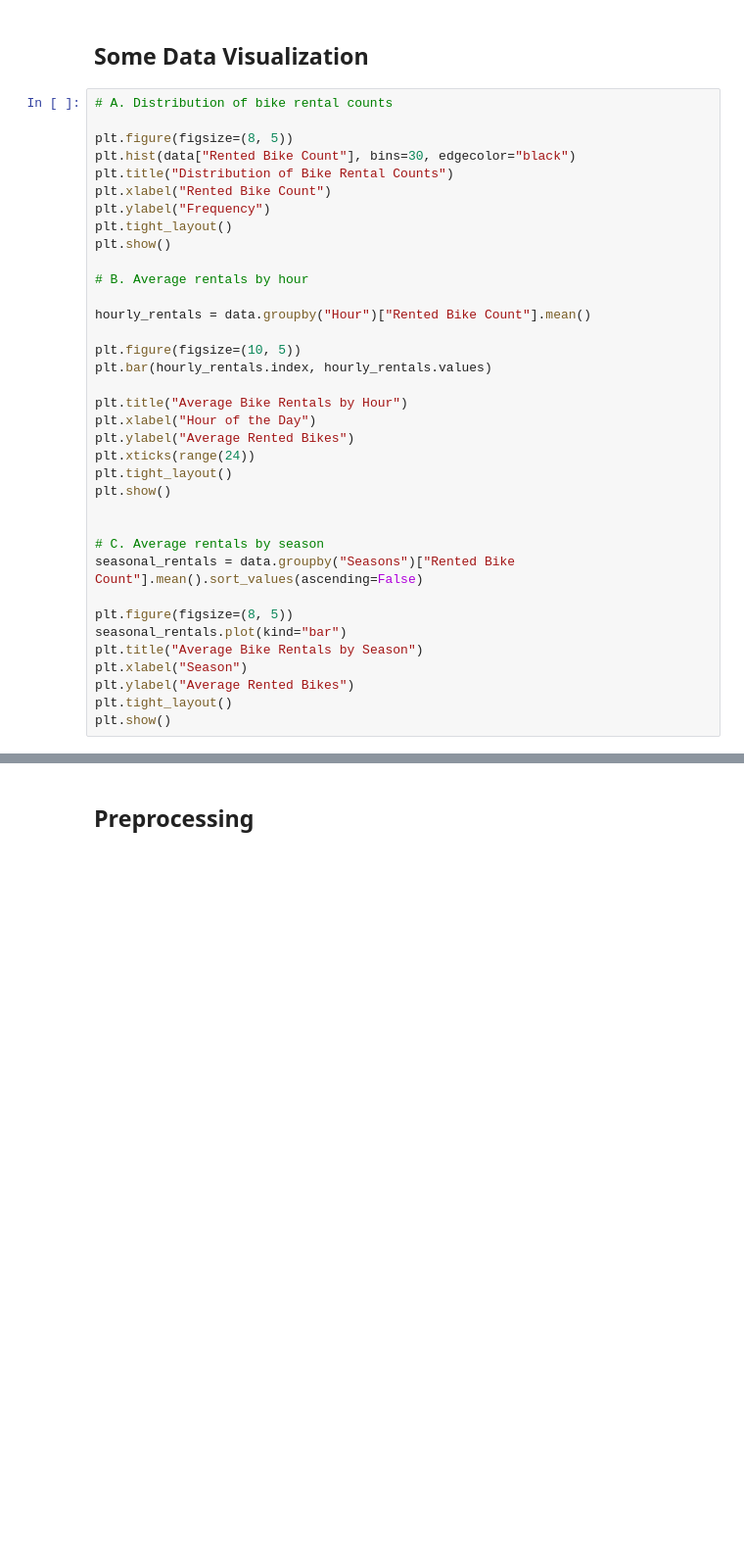
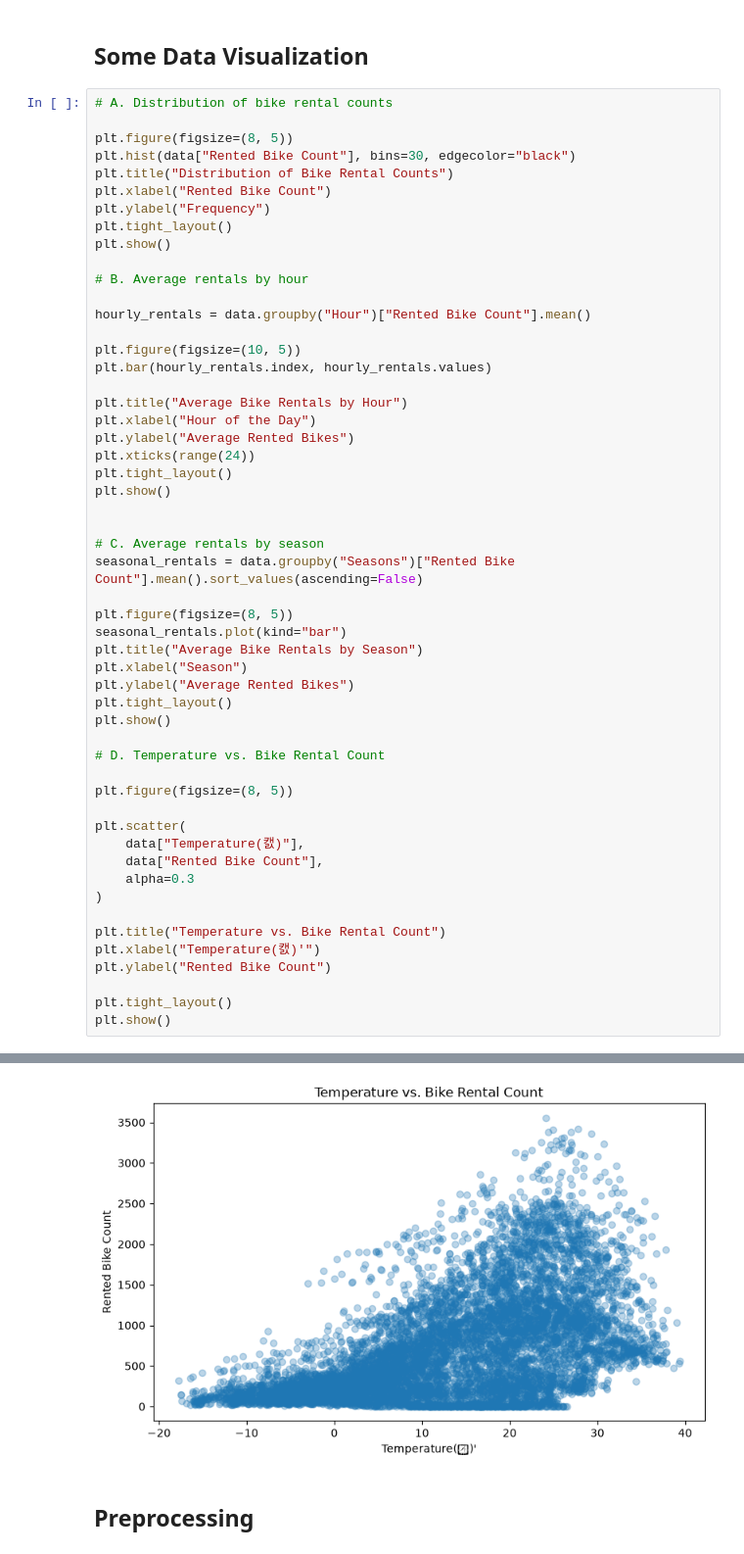
Before and after one commit to Balolloydd/intdsci-finals-project, a Jupyter notebook: final/Finals_ML_Process.ipynb, the cells around one changed output, grey strips where cells are left out. Shown at 98% size. Cells and saved outputs as stored; diff of their text form; blank space fills up the shorter version.

```diff
--- a/final/Finals_ML_Process.ipynb
+++ b/final/Finals_ML_Process.ipynb
@@ -96,33 +115,51 @@ plt.show()
 
 # B. Average rentals by hour
 
 hourly_rentals = data.groupby("Hour")["Rented Bike Count"].mean()
 
 plt.figure(figsize=(10, 5))
 plt.bar(hourly_rentals.index, hourly_rentals.values)
 
 plt.title("Average Bike Rentals by Hour")
 plt.xlabel("Hour of the Day")
 plt.ylabel("Average Rented Bikes")
 plt.xticks(range(24))
 plt.tight_layout()
 plt.show()
 
 
 # C. Average rentals by season
 seasonal_rentals = data.groupby("Seasons")["Rented Bike Count"].mean().sort_values(ascending=False)
 
 plt.figure(figsize=(8, 5))
 seasonal_rentals.plot(kind="bar")
 plt.title("Average Bike Rentals by Season")
 plt.xlabel("Season")
 plt.ylabel("Average Rented Bikes")
 plt.tight_layout()
 plt.show()
+
+# D. Temperature vs. Bike Rental Count
+
+plt.figure(figsize=(8, 5))
+
+plt.scatter(
+    data["Temperature(캜)"],
+    data["Rented Bike Count"],
+    alpha=0.3
+)
+
+plt.title("Temperature vs. Bike Rental Count")
+plt.xlabel("Temperature(캜)'")
+plt.ylabel("Rented Bike Count")
+
+plt.tight_layout()
+plt.show()
 # %% [output]
 [figure]
 [figure]
 [figure]
+[figure, added]
 # %% [markdown]
 ## Preprocessing
 # %%
```
Also changed, not shown: parts of 5 cells of this notebook.
